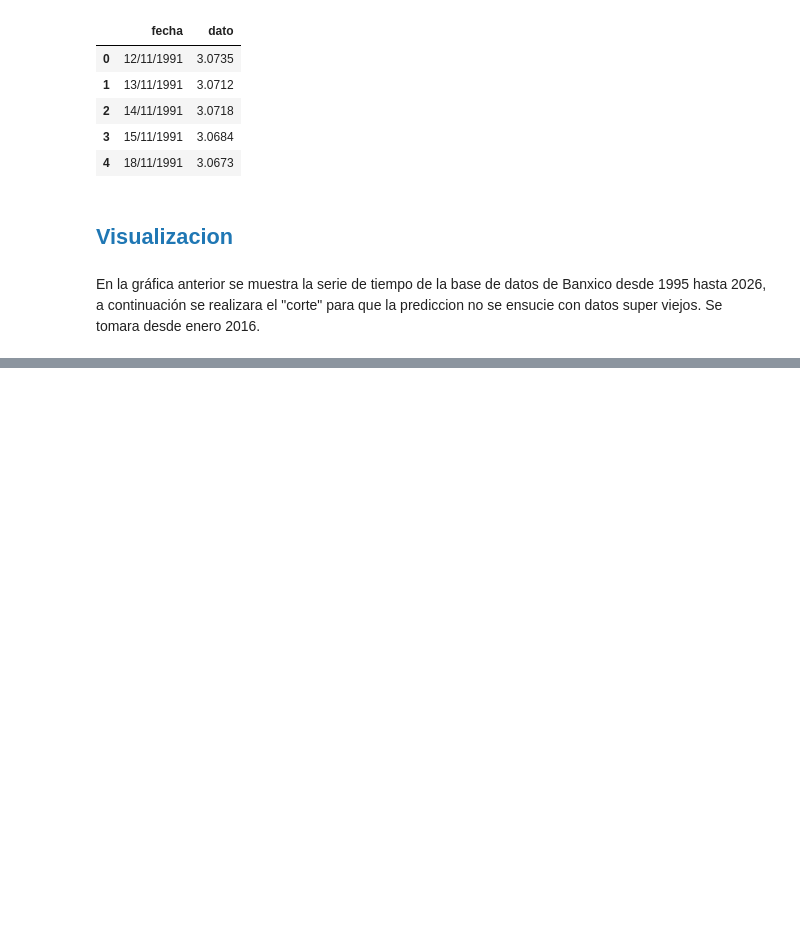
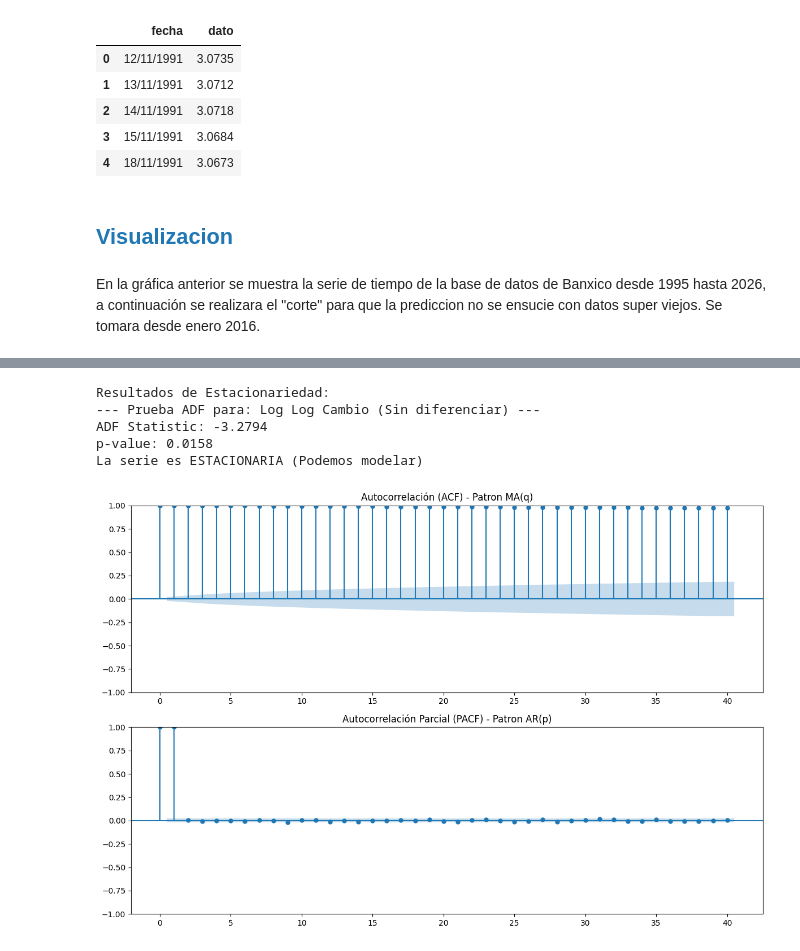
Before and after one commit to AissaBerenice/SARIMAX-API-Banxico, a Jupyter notebook: SARIMAX_BANXICO.ipynb, the cells around one changed output, grey strips where cells are left out. Cells and saved outputs as stored; diff of their text form; code cells hidden in the pictures; blank space fills up the shorter version.

```diff
--- a/SARIMAX_BANXICO.ipynb
+++ b/SARIMAX_BANXICO.ipynb
@@ -95,0 +135,20 @@ fig.show()
+# %%
+# Tranformamos pasajeros a log
+df['Log_Log_Cambio'] = np.log(df['Log_Cambio'])
+
+
+print("Resultados de Estacionariedad:")
+run_adf(df['Log_Log_Cambio'], "Log Log Cambio (Sin diferenciar)")
+# Usamos la serie diferenciada porque es la que entra al modelo
+fig, (ax1, ax2) = plt.subplots(2, 1, figsize=(12, 8))
+plot_acf(df['Log_Log_Cambio'].dropna(), lags=40, ax=ax1, title="Autocorrelación (ACF) - Patron MA(q)")
+plot_pacf(df['Log_Log_Cambio'].dropna(), lags=40, ax=ax2, title="Autocorrelación Parcial (PACF) - Patron AR(p)")
+plt.tight_layout()
+plt.show()
+# %% [output]
+Resultados de Estacionariedad:
+--- Prueba ADF para: Log Log Cambio (Sin diferenciar) ---
+ADF Statistic: -3.2794
+p-value: 0.0158
+La serie es ESTACIONARIA (Podemos modelar)
+[figure, added]
```
Also changed, not shown: parts of 6 cells of this notebook.
